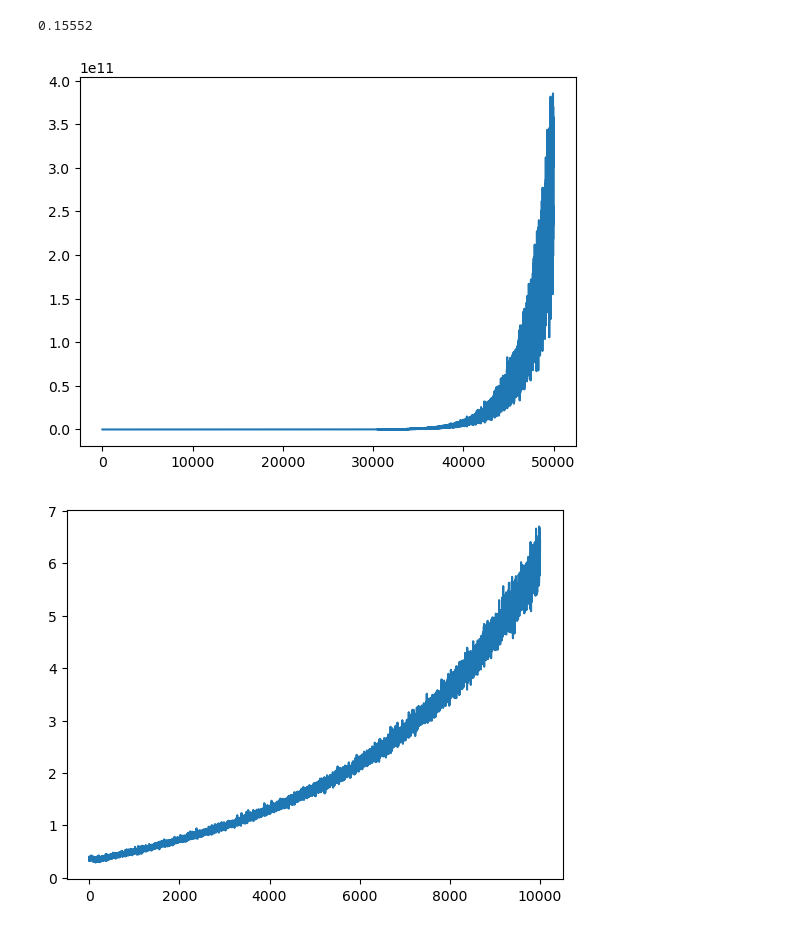
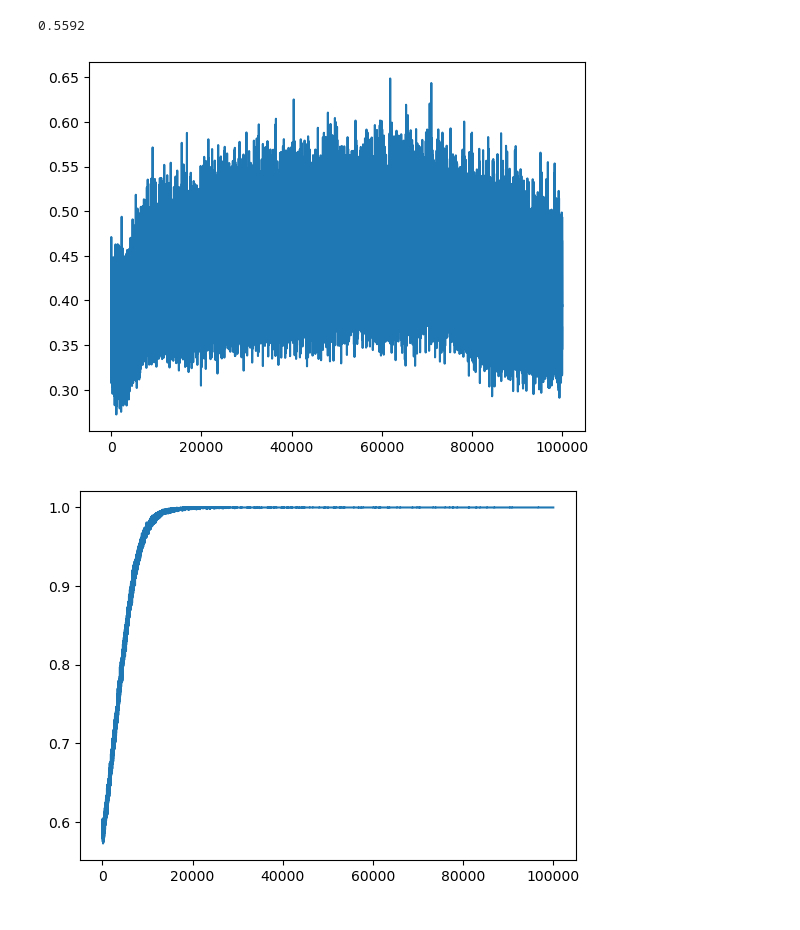
Before and after one commit to congyewang/Reinforcement-Learning-for-Adaptive-MCMC, a Jupyter notebook: experiments/Env8/N01_ddpg_v8.3.ipynb, the cells around one changed output. Saved outputs shown, nothing was run; the diff lists cells and outputs as text; code cells hidden in the pictures.

```diff
--- a/experiments/Env8/N01_ddpg_v8.3.ipynb
+++ b/experiments/Env8/N01_ddpg_v8.3.ipynb
@@ -35,6 +35,7 @@ class QNetwork(nn.Module):
         x = F.relu(self.fc1(x))
         x = F.relu(self.fc2(x))
         x = self.fc3(x)
+        x = F.sigmoid(x)
         return x
 # %%
 class Actor(nn.Module):
@@ -79,7 +80,7 @@ args.env_id = 'RLMHEnv-v8.3'
 args.log_target_pdf = log_p
 args.sample_dim = 1
 
-args.total_timesteps = 50_000
+args.total_timesteps = 100_000
 args.batch_size = 32
 args.learning_starts = args.batch_size
 # args.learning_starts = 5_000
@@ -243,14 +242,14 @@ plt.show()
 # %%
 np.sum(env.store_accetped_status) / len(env.store_accetped_status)
 # %% [output]
-0.15552
+0.5592
 # %%
 plt.plot(qf1_loss_list)
 plt.show()
 # %% [output]
-[figure, old version]
+[figure, new version]
 # %%
-plt.plot(np.array([i.mean().detach().numpy() for i in qf1_values_list])[0:10_000])
+plt.plot(np.array([i.mean().detach().numpy() for i in qf1_values_list]))
 plt.show()
 # %% [output]
-[figure, old version]
+[figure, new version]
```
Also changed, not shown: parts of 9 cells of this notebook, 17 other files.
